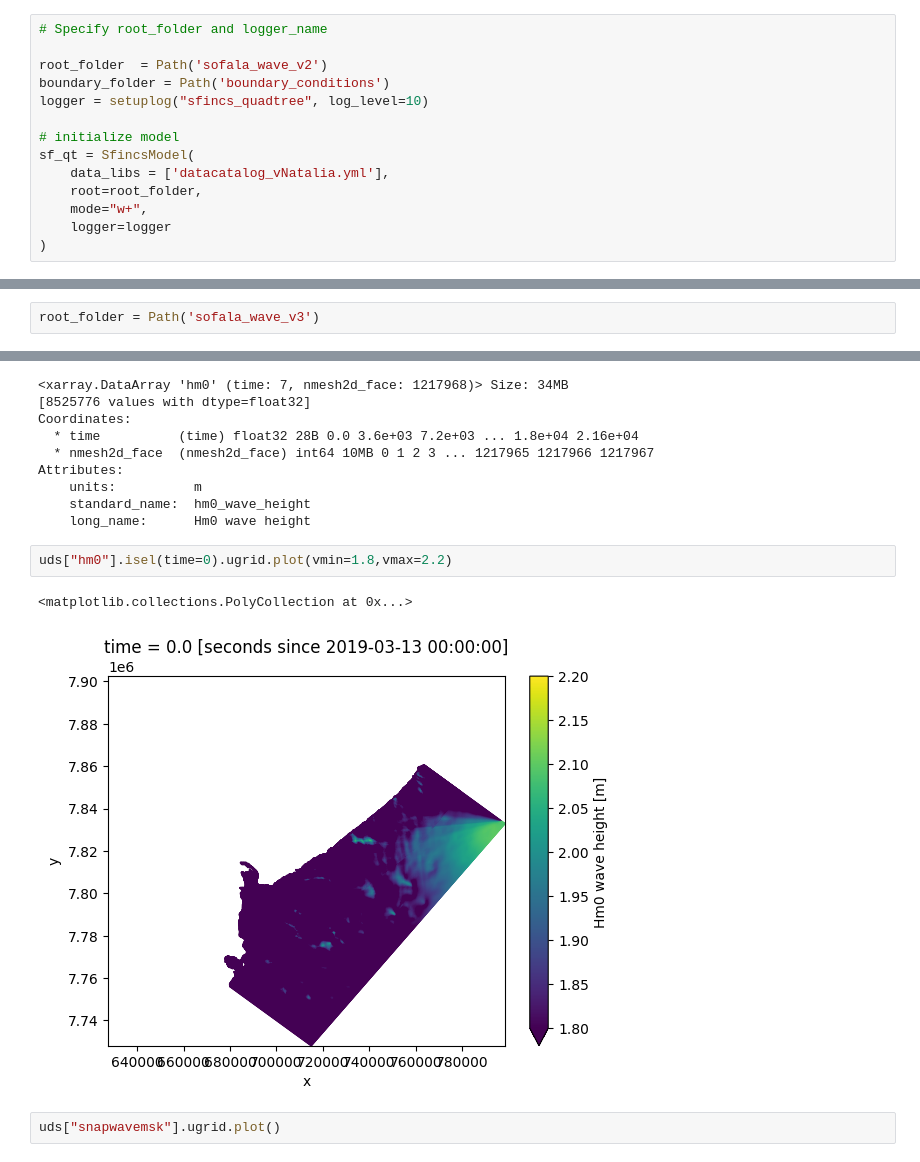
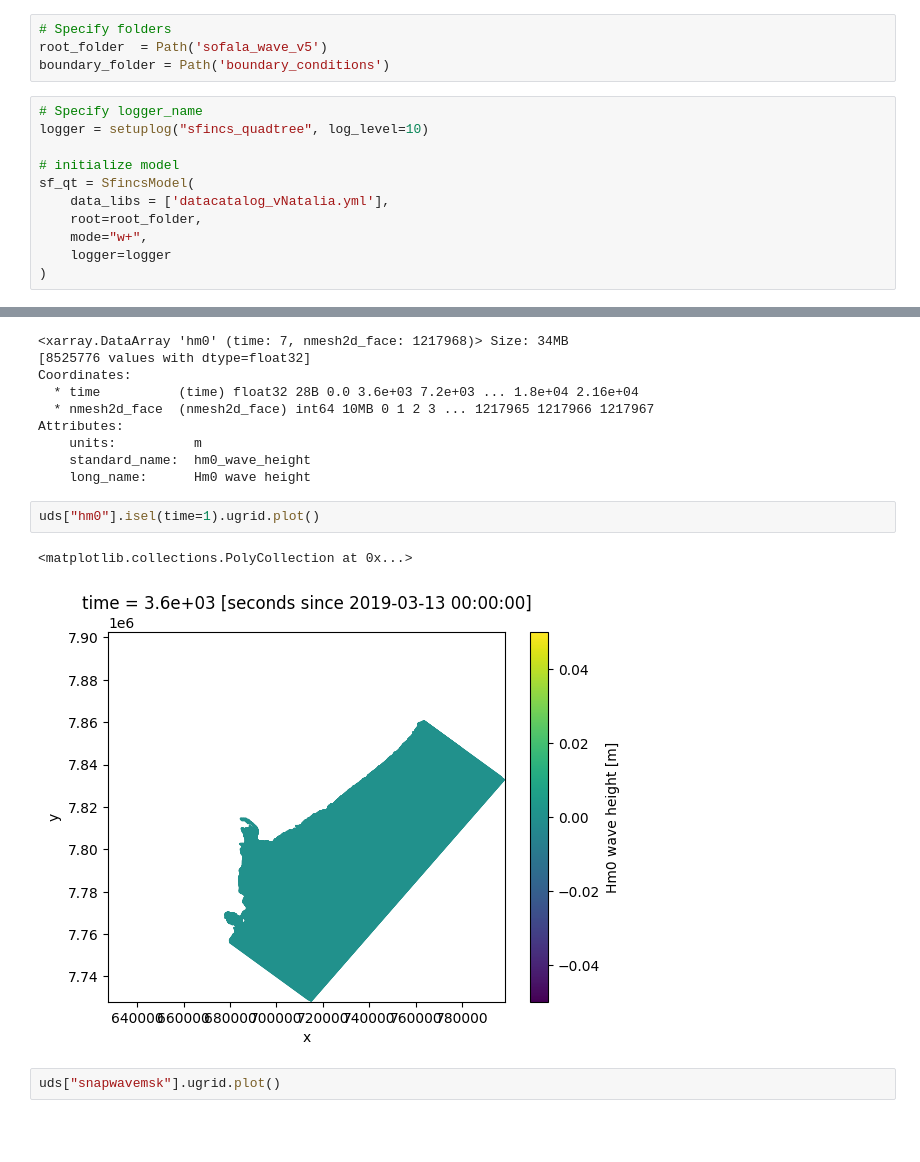
Before and after one commit to HORIZON-COMPASS/compound-flooding-tropical-cyclones, a Jupyter notebook: SFINCS_Wave/sofala_wave.ipynb, the cells around one changed output, grey strips where cells are left out. Saved outputs shown, nothing was run; the diff lists cells and outputs as text; blank space fills up the shorter version.

```diff
--- a/SFINCS_Wave/sofala_wave.ipynb
+++ b/SFINCS_Wave/sofala_wave.ipynb
@@ -29,11 +30,12 @@ import hydromt
 HydroMT version: 0.10.0
 # %% [markdown]
 1.2. Initialize SFINCS Model and Connect It with Data Catalog
+# %%
+# Specify folders
+root_folder  = Path('sofala_wave_v5')
+boundary_folder = Path('boundary_conditions')
 # %%
-# Specify root_folder and logger_name
-
-root_folder  = Path('sofala_wave_v2')
-boundary_folder = Path('boundary_conditions')
+# Specify logger_name
 logger = setuplog("sfincs_quadtree", log_level=10)
 
 # initialize model
@@ -542,5 +550,3 @@ cur_dir = os.getcwd()
 os.chdir(root_folder)
 os.system("run.bat")
 os.chdir(cur_dir)
-# %%
-root_folder = Path('sofala_wave_v3')
@@ -571,10 +579,10 @@ Attributes:
     standard_name:  hm0_wave_height
     long_name:      Hm0 wave height
 # %%
-uds["hm0"].isel(time=0).ugrid.plot(vmin=1.8,vmax=2.2)
+uds["hm0"].isel(time=1).ugrid.plot()
 # %% [output]
 <matplotlib.collections.PolyCollection at 0x...>
-[figure, old version]
+[figure, new version]
 # %%
 uds["snapwavemsk"].ugrid.plot()
 # %% [output]
```
Also changed, not shown: parts of 30 cells of this notebook, 31 other files.
